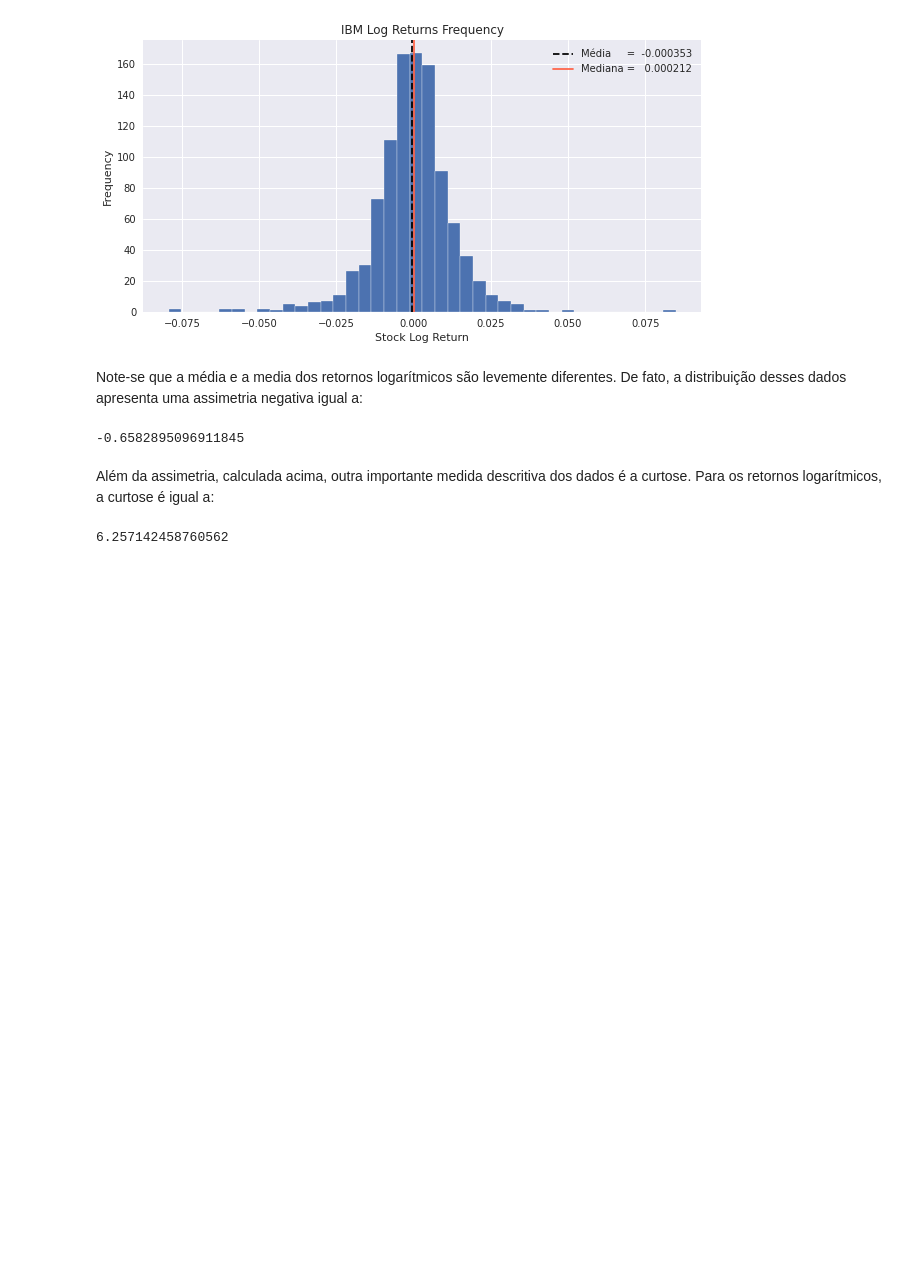
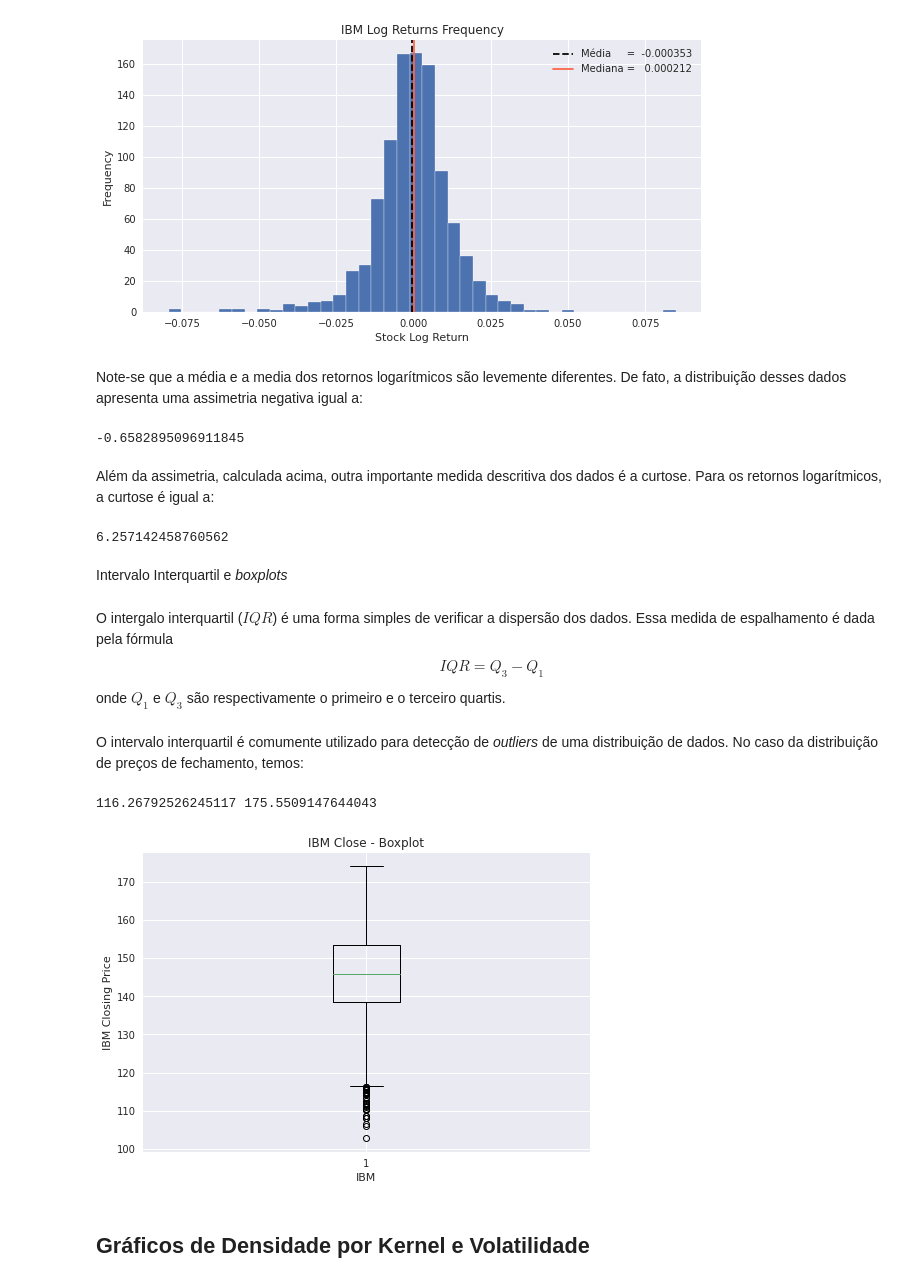
Before and after one commit to igoandrade/data-science-proj, a Jupyter notebook: ds-python/statistical-methods-for-analyzing-stocks.ipynb, the cells around one changed output. Drawn from its saved outputs; the diff is of its cells as text; code cells hidden in the pictures; blank space fills up the shorter version.

Commit message:
métodos estatísticos para análise de ações - parte 2

```diff
--- a/ds-python/statistical-methods-for-analyzing-stocks.ipynb
+++ b/ds-python/statistical-methods-for-analyzing-stocks.ipynb
@@ -105,3 +105,11 @@ Além da assimetria, calculada acima, outra importante medida descritiva dos dad
 ibm_log_returns.kurtosis()
 # %% [output]
 6.257142458760562
+# %% [markdown]
+Intervalo Interquartil e _boxplots_
+# %% [markdown]
+O intergalo interquartil ($IQR$) é uma forma simples de verificar a dispersão dos dados. Essa medida de espalhamento é dada pela fórmula
+$$IQR = Q_3 - Q_1$$
+onde $Q_1$ e $Q_3$ são respectivamente o primeiro e o terceiro quartis.
+# %% [markdown]
+O intervalo interquartil é comumente utilizado para detecção de _outliers_ de uma distribuição de dados. No caso da distribuição de preços de fechamento, temos:
@@ -107,0 +122,15 @@ ibm_log_returns.kurtosis()
+# %%
+print(outliers_low, outliers_high)
+# %% [output]
+116.26792526245117 175.5509147644043
+# %%
+ax = plt.boxplot(ibm['Close'])
+plt.title('IBM Close - Boxplot')
+plt.xlabel('IBM')
+plt.ylabel('IBM Closing Price')
+
+plt.show()
+# %% [output]
+[figure, added]
+# %% [markdown]
+## Gráficos de Densidade por Kernel e Volatilidade
```
Also changed, not shown: parts of 23 cells of this notebook.
